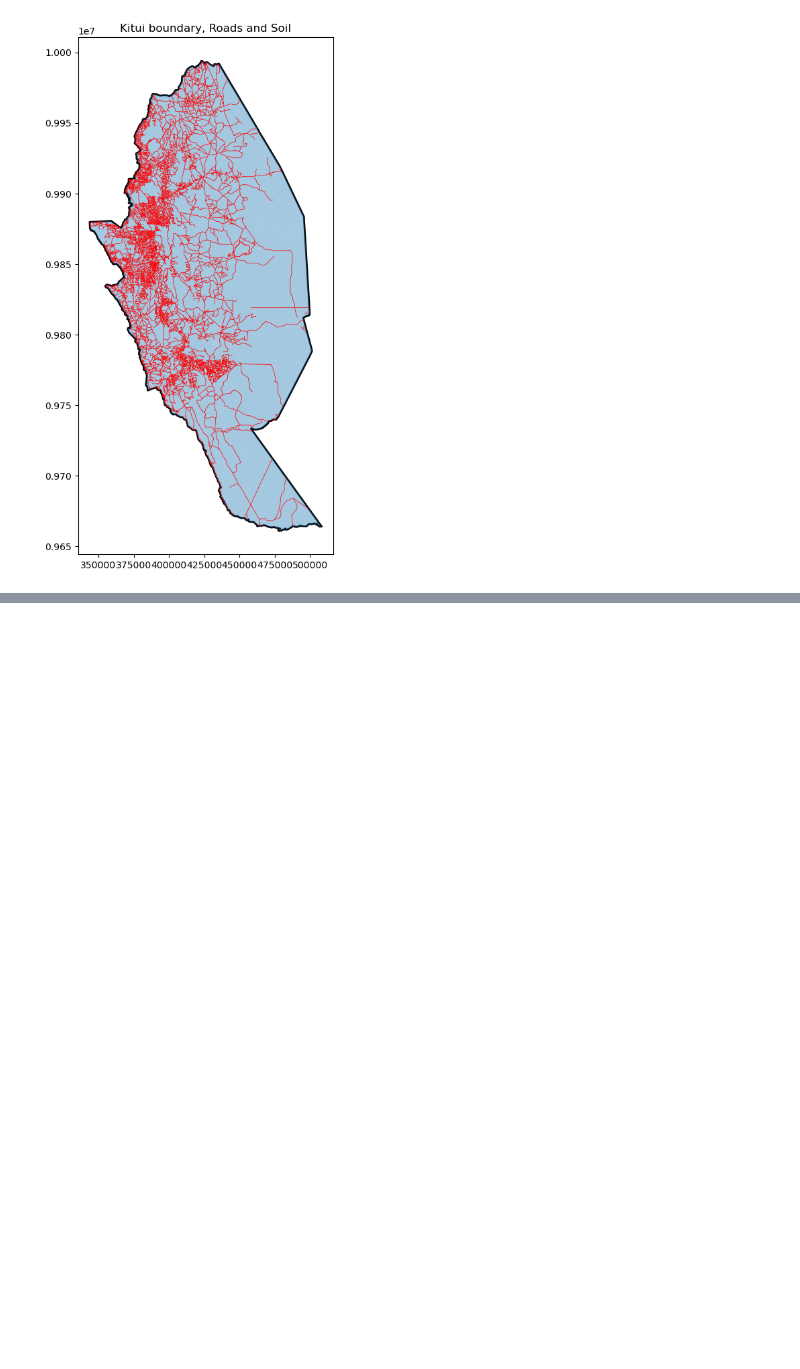
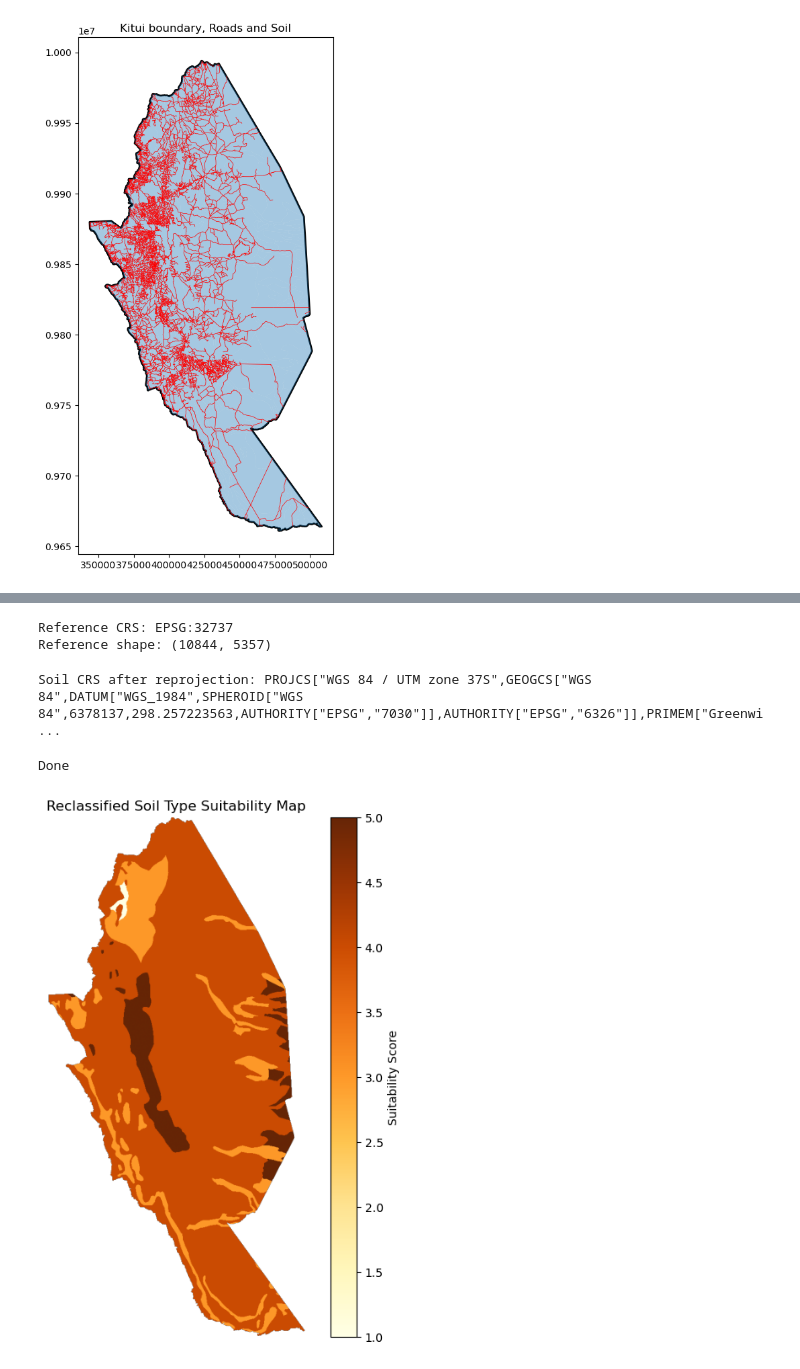
Before and after one commit to CAMSIR/Kitui--RWH-python-postgis, a Jupyter notebook: notebooks/01_vector_data_exploration.ipynb, the cells around one changed output, grey strips where cells are left out. Cells and saved outputs as stored; diff of their text form; code cells hidden in the pictures; blank space fills up the shorter version.

```diff
--- a/notebooks/01_vector_data_exploration.ipynb
+++ b/notebooks/01_vector_data_exploration.ipynb
@@ -333,0 +404,78 @@ plt.show()
+# %%
+from rasterio.features import rasterize
+
+# Use slope raster as the reference raster
+reference_raster_path = processed / "kitui_slope_reclassified.tif"
+soil_reclass_path = processed / "kitui_soil_type_reclassified.tif"
+
+# Open reference raster to copy its grid properties
+with rasterio.open(reference_raster_path) as ref:
+    reference_meta = ref.meta.copy()
+    reference_transform = ref.transform
+    reference_shape = ref.shape
+    reference_crs = ref.crs
+
+print("Reference CRS:", reference_crs)
+print("Reference shape:", reference_shape)
+# %% [output]
+Reference CRS: EPSG:32737
+Reference shape: (10844, 5357)
+# %%
+# Reproject soil polygons to match reference raster CRS
+soil = soil.to_crs(reference_crs)
+
+print("Soil CRS after reprojection:", soil.crs)
+# %% [output]
+Soil CRS after reprojection: PROJCS["WGS 84 / UTM zone 37S",GEOGCS["WGS 84",DATUM["WGS_1984",SPHEROID["WGS 84",6378137,298.257223563,AUTHORITY["EPSG","7030"]],AUTHORITY["EPSG","6326"]],PRIMEM["Greenwi ...
+# %%
+# Prepare shapes for rasterization
+soil_shapes = [
+    (geom, score)
+    for geom, score in zip(soil.geometry, soil["soil_score"])
+    if geom is not None and score is not None
+]
+
+# Convert soil polygons to raster
+soil_raster = rasterize(
+    soil_shapes,
+    out_shape=reference_shape,
+    transform=reference_transform,
+    fill=-9999,
+    dtype="float32"
+)
+
+print("Done")
+# %% [output]
+Done
+# %%
+# Replace NoData with NaN for display
+soil_raster_display = np.where(
+    soil_raster == -9999,
+    np.nan,
+    soil_raster
+)
+
+# Downsample only for visualization
+soil_raster_small = soil_raster_display[::10, ::10]
+
+fig, ax = plt.subplots(figsize=(8, 8))
+
+soil_map = ax.imshow(
+    soil_raster_small,
+    cmap="YlOrBr",
+    vmin=1,
+    vmax=5
+)
+
+ax.set_title("Reclassified Soil Type Suitability Map")
+ax.axis("off")
+
+plt.colorbar(
+    soil_map,
+    ax=ax,
+    label="Suitability Score"
+)
+
+plt.show()
+# %% [output]
+[figure, added]
```
Also changed, not shown: parts of 27 cells of this notebook, 2 other files.
